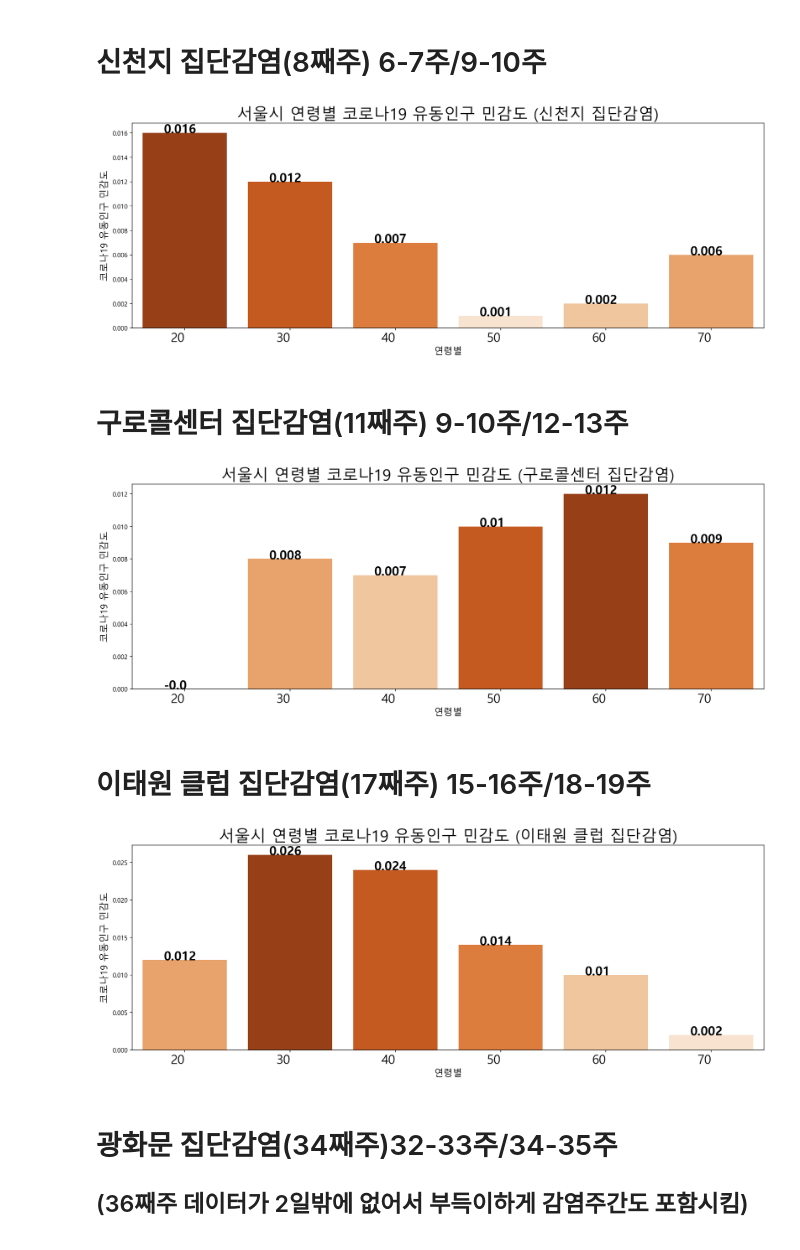
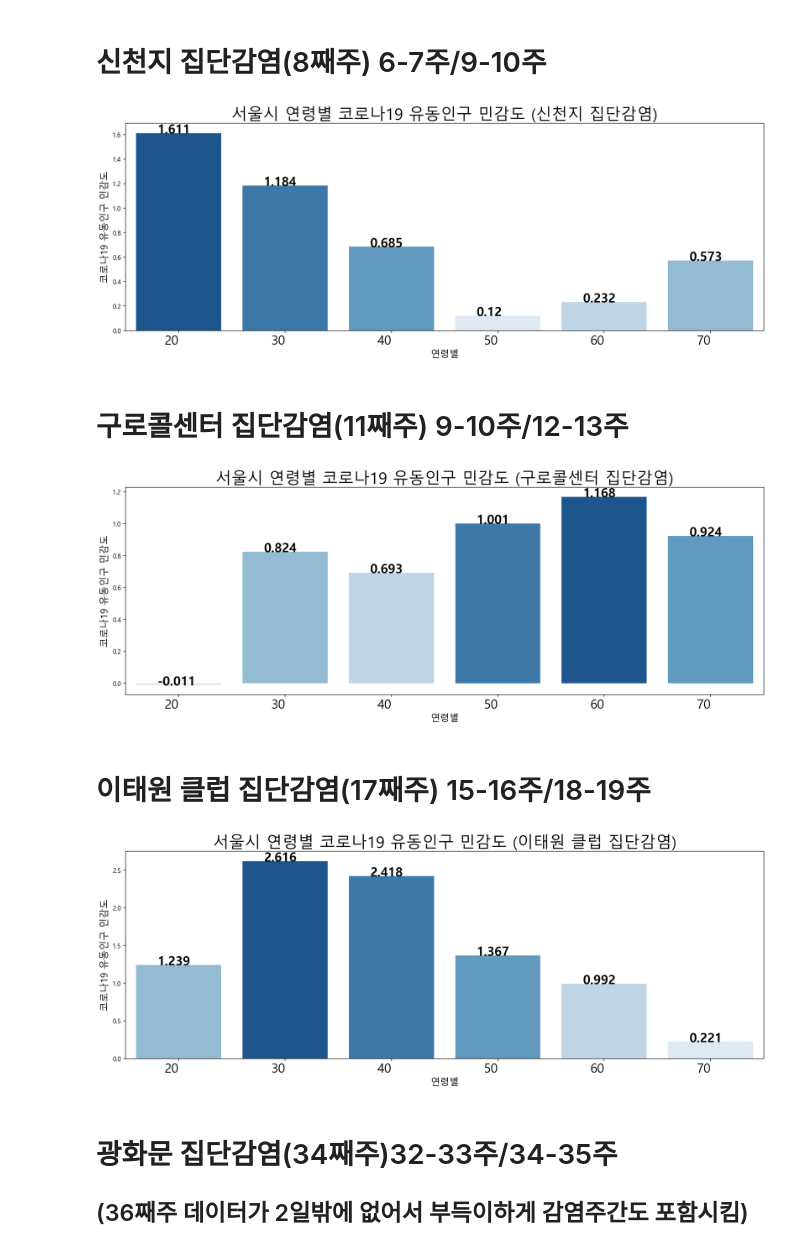
Before and after one commit to Changyoon-Lee/big_contest, a Jupyter notebook: 구별 코로나 민감도/코로나 확진 연령별 민감도 구하기.ipynb, the cells around one changed output. Drawn from its saved outputs; the diff is of its cells as text; code cells hidden in the pictures.

```diff
--- a/구별 코로나 민감도/코로나 확진 연령별 민감도 구하기.ipynb
+++ b/구별 코로나 민감도/코로나 확진 연령별 민감도 구하기.ipynb
@@ -339,7 +351,7 @@ def plot_region_age_fpop_sensitivity(df, x_axis, rot_x=True, show_xlabel=True):
 
   plt.show()
 # %%
-k = age_gu.reset_index()
+k = fpop_gu
 k
 # %% [output]
 |  | gu | age | week | ppl |
@@ -438,7 +450,7 @@ total
 # %%
 def plot_age_fpop_sensitivity(df, x_axis, event, rot_x=True, show_xlabel=True):
   plt.figure(figsize=(18, 6))
-  pal = sns.color_palette("Oranges_r", df.shape[0])
+  pal = sns.color_palette("Blues_r", df.shape[0])
   rank = df['코로나19_유동인구_민감도'].argsort().argsort()
   sns.barplot(x=x_axis, y='코로나19_유동인구_민감도', data=df, palette=np.array(pal[::-1])[rank])
   for idx, score in enumerate(df.코로나19_유동인구_민감도):
@@ -462,7 +474,7 @@ for age in total.age.unique():
   tmp_df = total[total.age==age]
   tmp_pre = tmp_df.loc[total.week.isin(range(6,8)), 'ppl'].mean()
   tmp_post = tmp_df.loc[total.week.isin(range(9, 11)), 'ppl'].mean()
-  tmp_sensitivity = round((tmp_pre - tmp_post)/tmp_pre, 3)
+  tmp_sensitivity = round(100*(tmp_pre - tmp_post)/tmp_pre, 3)
   tmp_list.append(tmp_sensitivity)
 
 fpop_sensitivity_gu = pd.DataFrame({'연령별':total.age.unique(), '코로나19_유동인구_민감도':tmp_list})\
@@ -471,25 +483,25 @@ fpop_sensitivity_gu = pd.DataFrame({'연령별':total.age.unique(), '코로나19
 # 자치구별 코로나19 유동인구 민감도 막대 그래프
 plot_age_fpop_sensitivity(df=fpop_sensitivity_gu, x_axis='연령별', event='신천지')
 # %% [output]
-[figure, old version]
+[figure, new version]
 # %% [markdown]
 # 구로콜센터 집단감염(11째주) 9-10주/12-13주
 # %%
 tmp_list = []
 for age in total.age.unique():
   tmp_df = total[total.age==age]
   tmp_pre = tmp_df.loc[total.week.isin(range(9, 11)), 'ppl'].mean()
   tmp_post = tmp_df.loc[total.week.isin(range(12, 14)), 'ppl'].mean()
-  tmp_sensitivity = round((tmp_pre - tmp_post)/tmp_pre, 3)
+  tmp_sensitivity = round(100*(tmp_pre - tmp_post)/tmp_pre, 3)
   tmp_list.append(tmp_sensitivity)
 
 fpop_sensitivity_gu = pd.DataFrame({'연령별':total.age.unique(), '코로나19_유동인구_민감도':tmp_list})\
 .reset_index(drop=True)
 
 # 자치구별 코로나19 유동인구 민감도 막대 그래프
 plot_age_fpop_sensitivity(df=fpop_sensitivity_gu, x_axis='연령별', event='구로콜센터')
 # %% [output]
-[figure, old version]
+[figure, new version]
 # %% [markdown]
 # 이태원 클럽 집단감염(17째주) 15-16주/18-19주
 # %%
@@ -498,7 +510,7 @@ for age in total.age.unique():
   tmp_df = total[total.age==age]
   tmp_pre = tmp_df.loc[total.week.isin(range(15, 17)), 'ppl'].mean()
   tmp_post = tmp_df.loc[total.week.isin(range(18, 20)), 'ppl'].mean()#18에서 19주
-  tmp_sensitivity = round((tmp_pre - tmp_post)/tmp_pre, 3)
+  tmp_sensitivity = round(100*(tmp_pre - tmp_post)/tmp_pre, 3)
   tmp_list.append(tmp_sensitivity)
 
 fpop_sensitivity_gu = pd.DataFrame({'연령별':total.age.unique(), '코로나19_유동인구_민감도':tmp_list})\
@@ -507,7 +519,7 @@ fpop_sensitivity_gu = pd.DataFrame({'연령별':total.age.unique(), '코로나19
 # 자치구별 코로나19 유동인구 민감도 막대 그래프
 plot_age_fpop_sensitivity(df=fpop_sensitivity_gu, x_axis='연령별', event='이태원 클럽')
 # %% [output]
-[figure, old version]
+[figure, new version]
 # %% [markdown]
 # 광화문 집단감염(34째주)32-33주/34-35주
 ## (36째주 데이터가 2일밖에 없어서 부득이하게 감염주간도 포함시킴)
```
Also changed, not shown: parts of 6 cells of this notebook, 2 other files.
